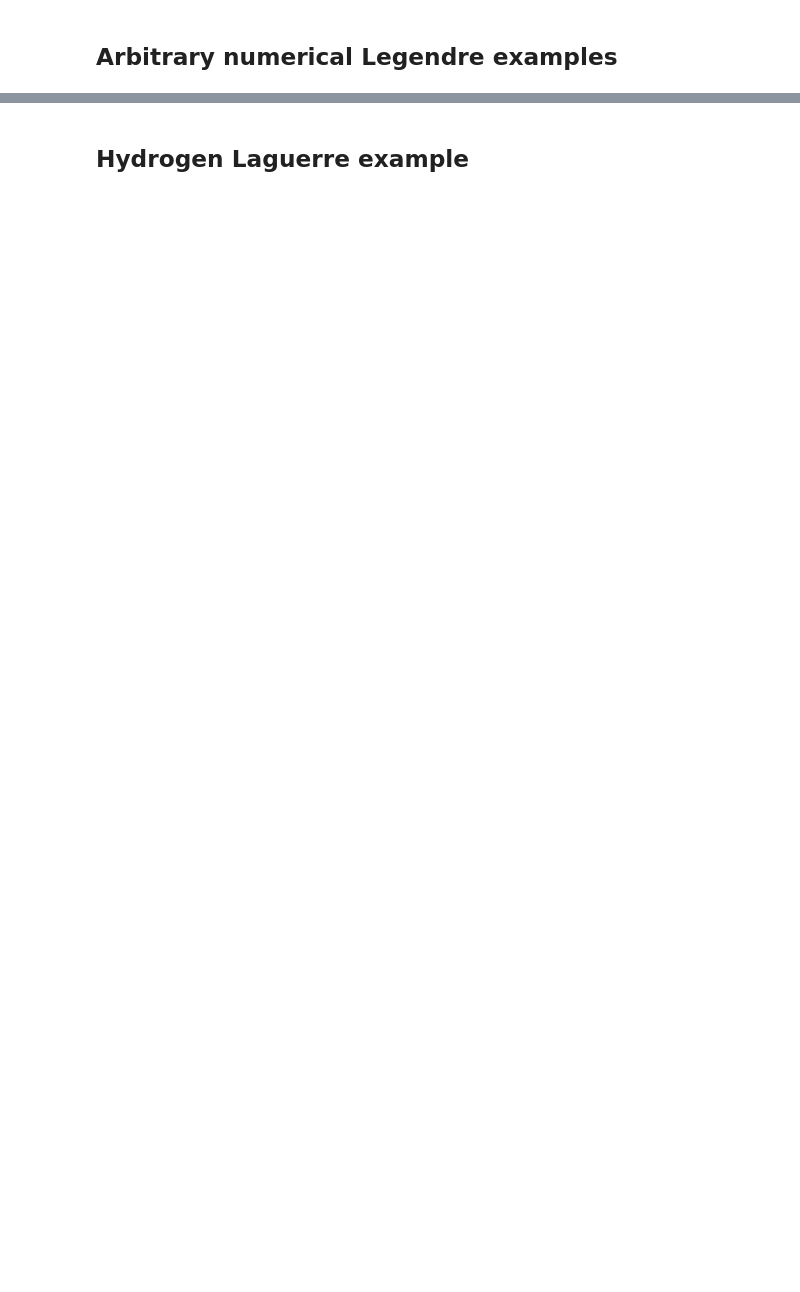
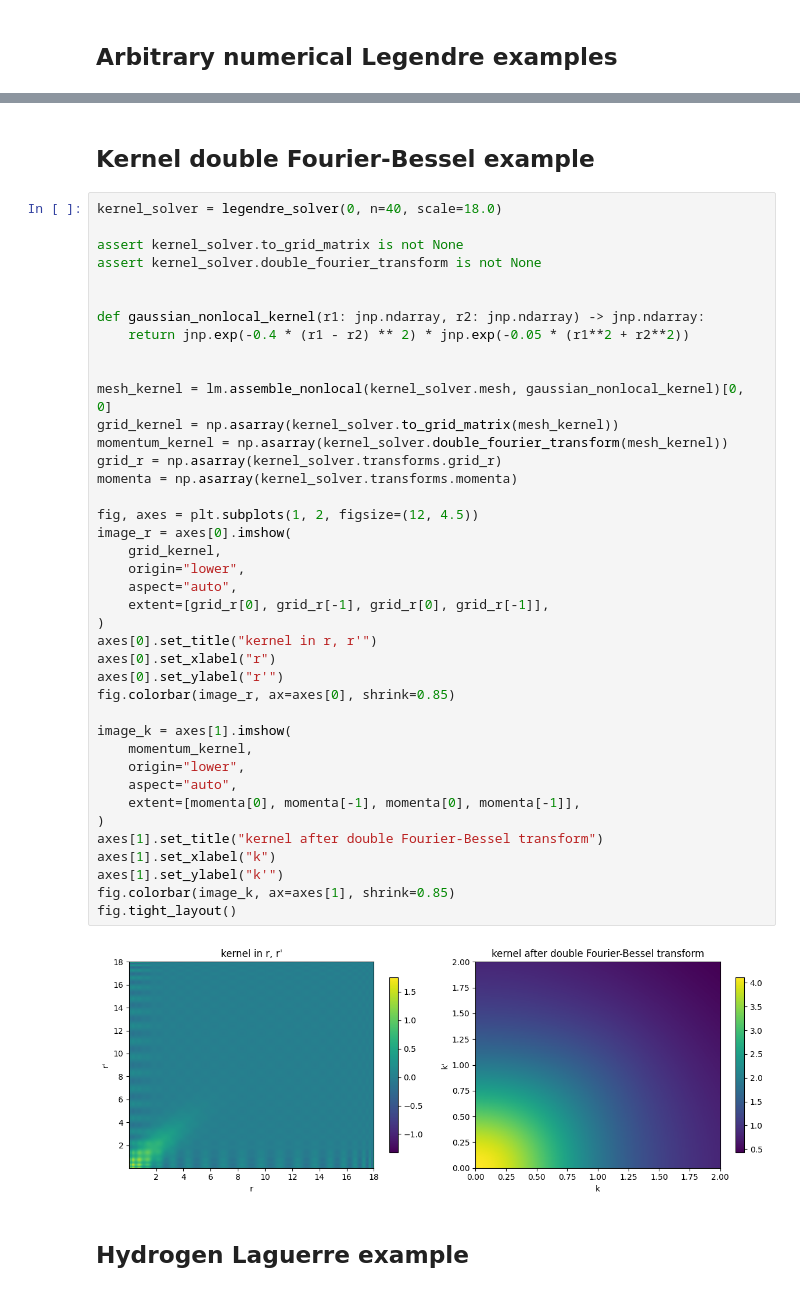
Before and after one commit to beykyle/lax, a Jupyter notebook: examples/fourier_demo.ipynb, the cells around one changed output, grey strips where cells are left out. Drawn from its saved outputs; the diff is of its cells as text; blank space fills up the shorter version.

Commit message:
working optical potential example

```diff
--- a/examples/fourier_demo.ipynb
+++ b/examples/fourier_demo.ipynb
@@ -139,3 +160,47 @@ double bump
+# %% [markdown]
+## Kernel double Fourier-Bessel example
+# %%
+kernel_solver = legendre_solver(0, n=40, scale=18.0)
+
+assert kernel_solver.to_grid_matrix is not None
+assert kernel_solver.double_fourier_transform is not None
+
+
+def gaussian_nonlocal_kernel(r1: jnp.ndarray, r2: jnp.ndarray) -> jnp.ndarray:
+    return jnp.exp(-0.4 * (r1 - r2) ** 2) * jnp.exp(-0.05 * (r1**2 + r2**2))
+
+
+mesh_kernel = lm.assemble_nonlocal(kernel_solver.mesh, gaussian_nonlocal_kernel)[0, 0]
+grid_kernel = np.asarray(kernel_solver.to_grid_matrix(mesh_kernel))
+momentum_kernel = np.asarray(kernel_solver.double_fourier_transform(mesh_kernel))
+grid_r = np.asarray(kernel_solver.transforms.grid_r)
+momenta = np.asarray(kernel_solver.transforms.momenta)
+
+fig, axes = plt.subplots(1, 2, figsize=(12, 4.5))
+image_r = axes[0].imshow(
+    grid_kernel,
+    origin="lower",
+    aspect="auto",
+    extent=[grid_r[0], grid_r[-1], grid_r[0], grid_r[-1]],
+)
+axes[0].set_title("kernel in r, r'")
+axes[0].set_xlabel("r")
+axes[0].set_ylabel("r'")
+fig.colorbar(image_r, ax=axes[0], shrink=0.85)
+
+image_k = axes[1].imshow(
+    momentum_kernel,
+    origin="lower",
+    aspect="auto",
+    extent=[momenta[0], momenta[-1], momenta[0], momenta[-1]],
+)
+axes[1].set_title("kernel after double Fourier-Bessel transform")
+axes[1].set_xlabel("k")
+axes[1].set_ylabel("k'")
+fig.colorbar(image_k, ax=axes[1], shrink=0.85)
+fig.tight_layout()
+# %% [output]
+[figure, added]
 # %% [markdown]
 ## Hydrogen Laguerre example
 # %%
```
Also changed, not shown: parts of 5 cells of this notebook, 18 other files.
